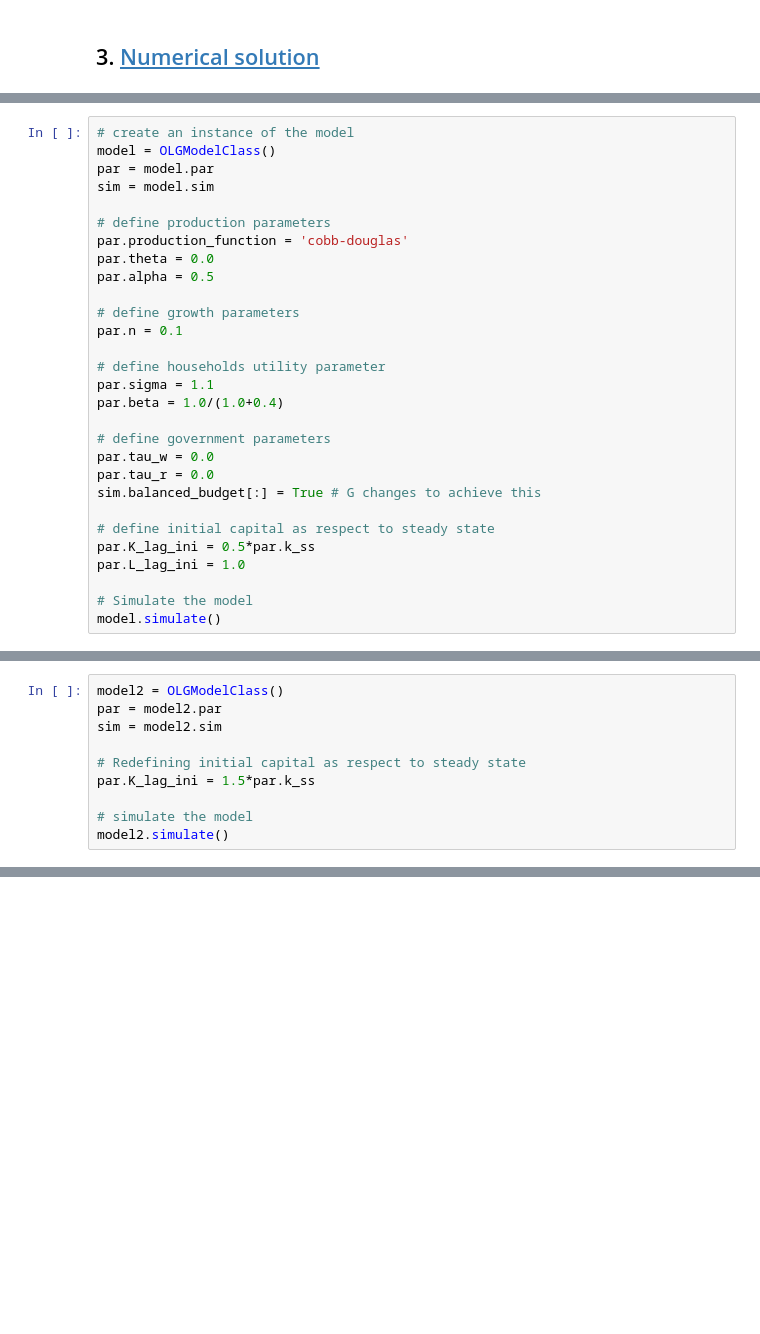
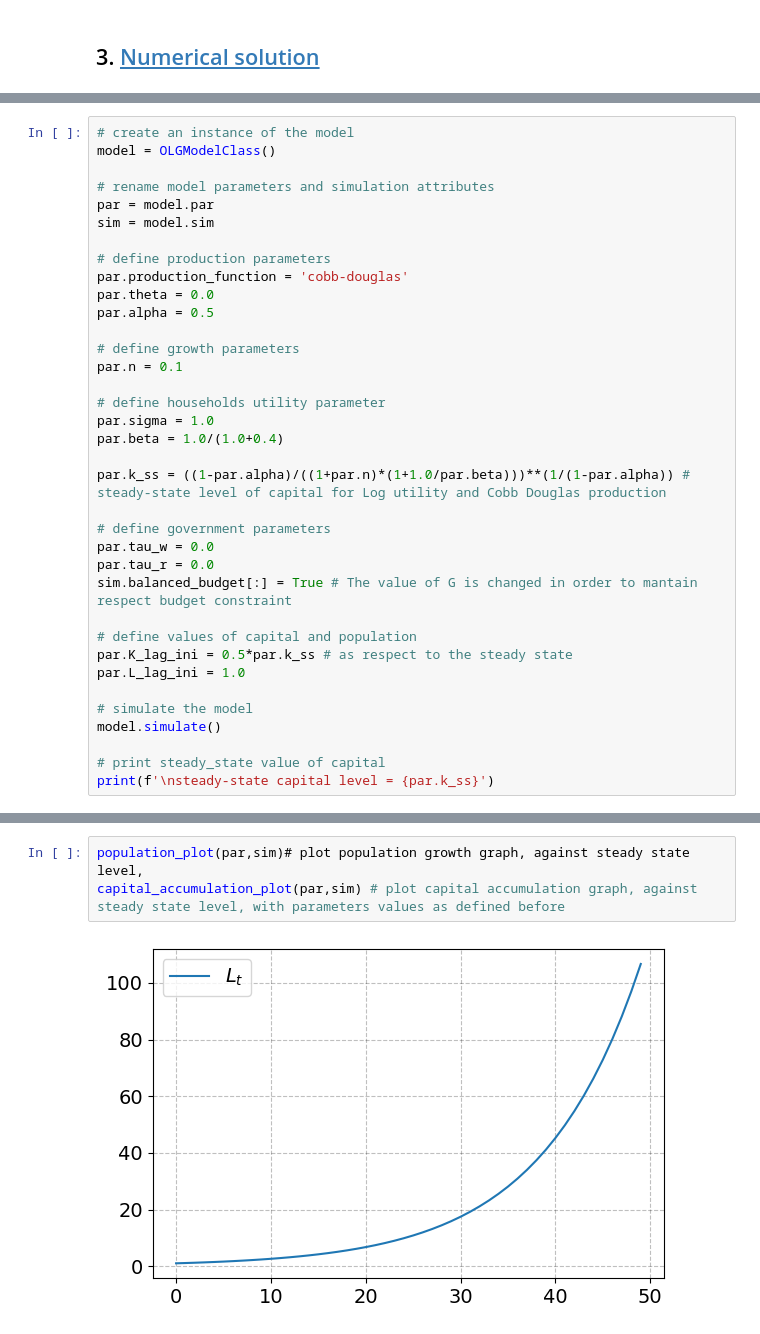
Before and after one commit to NumEconCopenhagen/projects-2023-EFS, a Jupyter notebook: modelproject/OLG_growth.ipynb, the cells around one changed output, grey strips where cells are left out. Cells and saved outputs as stored; diff of their text form; blank space fills up the shorter version.

```diff
--- a/modelproject/OLG_growth.ipynb
+++ b/modelproject/OLG_growth.ipynb
@@ -275,6 +309,8 @@ $$ \lim_{t\rightarrow\infty} K_t = \left(\frac{1-\alpha}{(1+n)(1+1/\beta)}\right
 # %%
 # create an instance of the model
 model = OLGModelClass()
+
+# rename model parameters and simulation attributes
 par = model.par
 sim = model.sim
 
@@ -287,20 +323,25 @@ par.alpha = 0.5
 par.n = 0.1
 
 # define households utility parameter
-par.sigma = 1.1
+par.sigma = 1.0
 par.beta = 1.0/(1.0+0.4)
+
+par.k_ss = ((1-par.alpha)/((1+par.n)*(1+1.0/par.beta)))**(1/(1-par.alpha)) # steady-state level of capital for Log utility and Cobb Douglas production
 
 # define government parameters
 par.tau_w = 0.0
 par.tau_r = 0.0
-sim.balanced_budget[:] = True # G changes to achieve this
+sim.balanced_budget[:] = True # The value of G is changed in order to mantain respect budget constraint
 
-# define initial capital as respect to steady state
-par.K_lag_ini = 0.5*par.k_ss
+# define values of capital and population
+par.K_lag_ini = 0.5*par.k_ss # as respect to the steady state
 par.L_lag_ini = 1.0
 
-# Simulate the model
+# simulate the model
 model.simulate()
+
+# print steady_state value of capital
+print(f'\nsteady-state capital level = {par.k_ss}')
 # %% [output]
 initializing the model:
 calling .setup()
@@ -339,10 +371,0 @@ Anyhow, we can try and chose another starting level for the capital and see if t
-# %%
-model2 = OLGModelClass()
-par = model2.par
-sim = model2.sim
-
-# Redefining initial capital as respect to steady state
-par.K_lag_ini = 1.5*par.k_ss
-
-# simulate the model
-model2.simulate()
@@ -357,0 +380,5 @@ capital_accumulation_plot(par,sim)
+# %%
+population_plot(par,sim)# plot population growth graph, against steady state level,
+capital_accumulation_plot(par,sim) # plot capital accumulation graph, against steady state level, with parameters values as defined before
+# %% [output]
+[figure, added]
```
Also changed, not shown: parts of 26 cells of this notebook, 2 other files.
